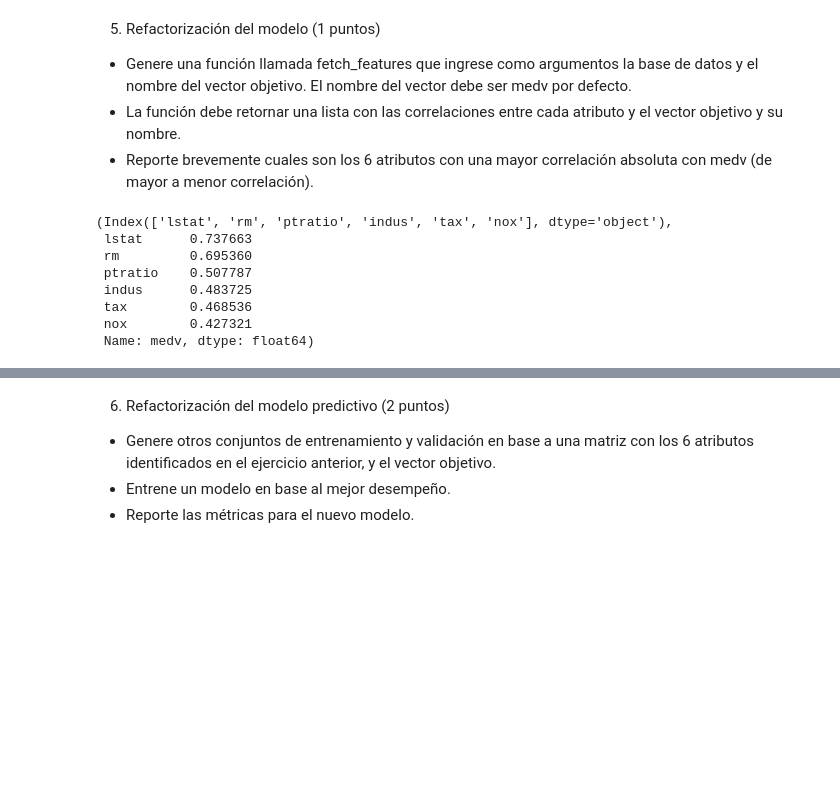
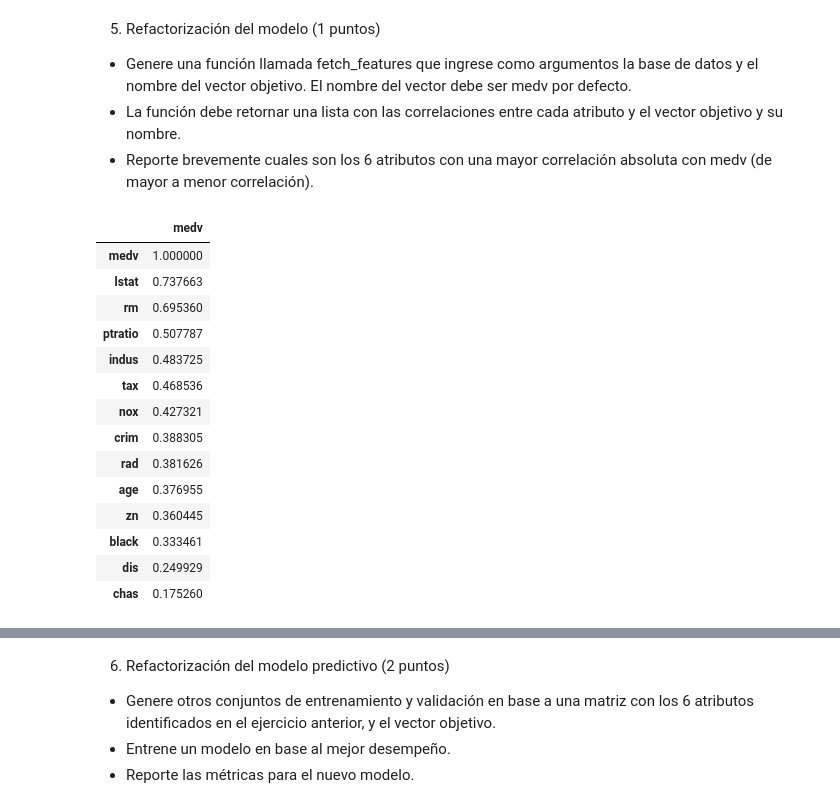
Before and after one commit to tomaspemora/desafio-latam-tareas-BA-TP, a Jupyter notebook: fundamentos_data_science/Desafio_Evaluado_5/desafio_ev.ipynb, the cells around one changed output, grey strips where cells are left out. Cells and saved outputs as stored; diff of their text form; code cells hidden in the pictures; blank space fills up the shorter version.

```diff
--- a/fundamentos_data_science/Desafio_Evaluado_5/desafio_ev.ipynb
+++ b/fundamentos_data_science/Desafio_Evaluado_5/desafio_ev.ipynb
@@ -192,16 +191,26 @@ reduzcan variables para reducir su multicolinealidad.  De acuerdo a lo anterior,
 # %%
 #Función que reporta los 6 atributos con mayor correlación absoluta con medv (de mayor a menor):
 def fetch_features(df, target='medv'):
-    corr = df.corr()
-    corr_target = abs(corr[target]).sort_values(ascending=False)
-    return corr_target.index[1:7], corr_target[1:7]
-fetch_features(df)
+    corr = df.corr().abs()
+    corr_target = corr[target].sort_values(ascending=False)
+    return pd.DataFrame(corr_target, index=corr_target.index)
+
+
+corr_features = fetch_features(df)
+corr_features
 # %% [output]
-(Index(['lstat', 'rm', 'ptratio', 'indus', 'tax', 'nox'], dtype='object'),
- lstat      0.737663
- rm         0.695360
- ptratio    0.507787
- indus      0.483725
- tax        0.468536
- nox        0.427321
- Name: medv, dtype: float64)
+|  | medv |
+| medv | 1.000000 |
+| lstat | 0.737663 |
+| rm | 0.695360 |
+| ptratio | 0.507787 |
+| indus | 0.483725 |
+| tax | 0.468536 |
+| nox | 0.427321 |
+| crim | 0.388305 |
+| rad | 0.381626 |
+| age | 0.376955 |
+| zn | 0.360445 |
+| black | 0.333461 |
+| dis | 0.249929 |
+| chas | 0.175260 |
```
Also changed, not shown: parts of 16 cells of this notebook.
